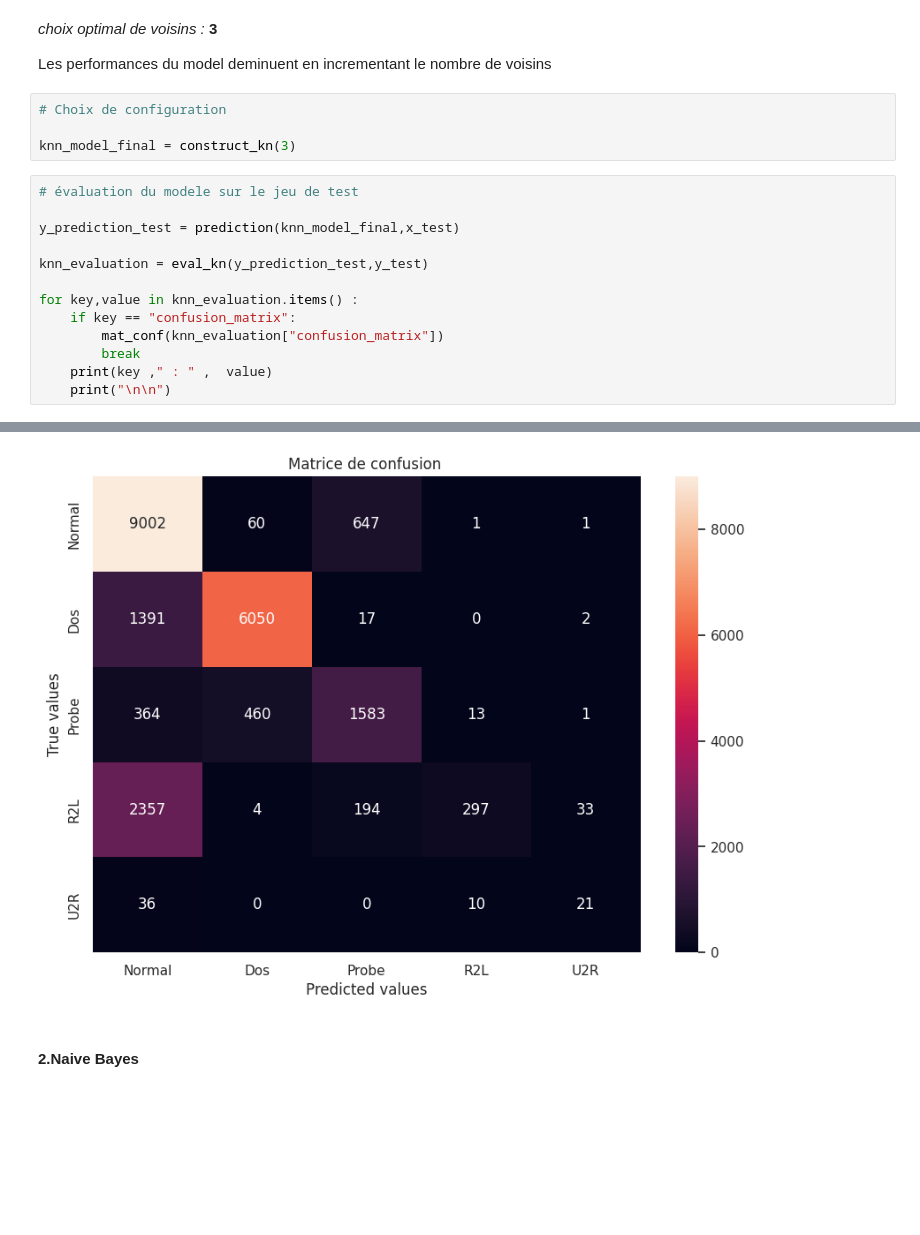
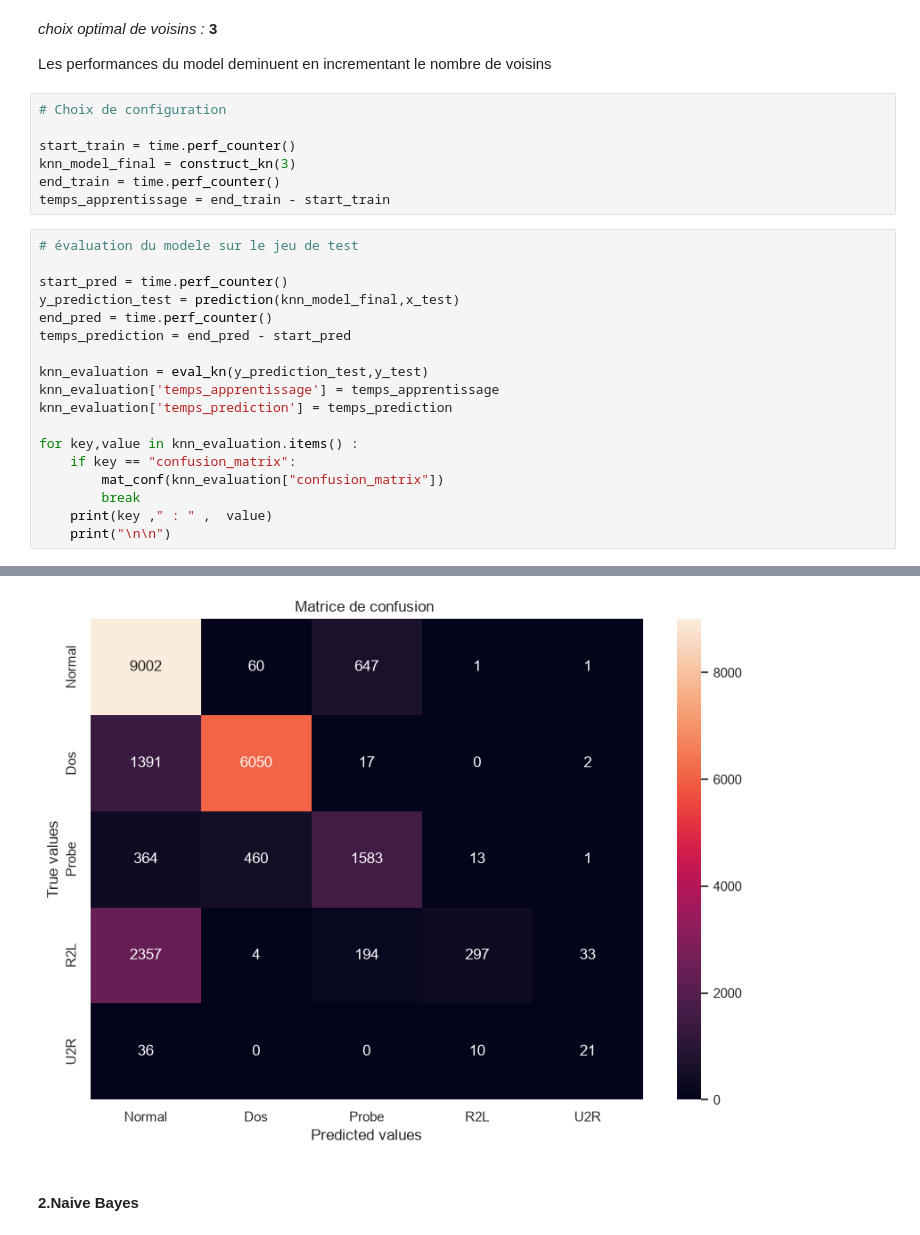
Before and after one commit to lina77b/IA_for_CyberSecurity_Project, a Jupyter notebook: tp.ipynb, the cells around one changed output, grey strips where cells are left out. Cells and saved outputs as stored; diff of their text form; blank space fills up the shorter version.

```diff
--- a/tp.ipynb
+++ b/tp.ipynb
@@ -754,39 +755,47 @@ Les performances du model deminuent en incrementant le nombre de voisins
 # %%
 # Choix de configuration
 
+start_train = time.perf_counter()
 knn_model_final = construct_kn(3)
+end_train = time.perf_counter()
+temps_apprentissage = end_train - start_train
 # %%
 # évaluation du modele sur le jeu de test
 
+start_pred = time.perf_counter()
 y_prediction_test = prediction(knn_model_final,x_test)
+end_pred = time.perf_counter()
+temps_prediction = end_pred - start_pred
 
 knn_evaluation = eval_kn(y_prediction_test,y_test)
+knn_evaluation['temps_apprentissage'] = temps_apprentissage
+knn_evaluation['temps_prediction'] = temps_prediction
 
 for key,value in knn_evaluation.items() :
     if key == "confusion_matrix":
         mat_conf(knn_evaluation["confusion_matrix"])
         break
     print(key ," : " ,  value)
     print("\n\n")
 # %% [output]
 neighbors  :  3
 
 
 
 accuracy  :  0.7519960965223563
 
 
 
 precision  :  0.7885359786180287
 
 
 
 recall  :  0.7519960965223563
 
 
 
 f1score  :  0.7191846387834738
-[figure, old version]
+[figure, new version]
 # %% [markdown]
 #### **2.Naive Bayes**
 # %%
```
Also changed, not shown: parts of 28 cells of this notebook, 1 other file.
